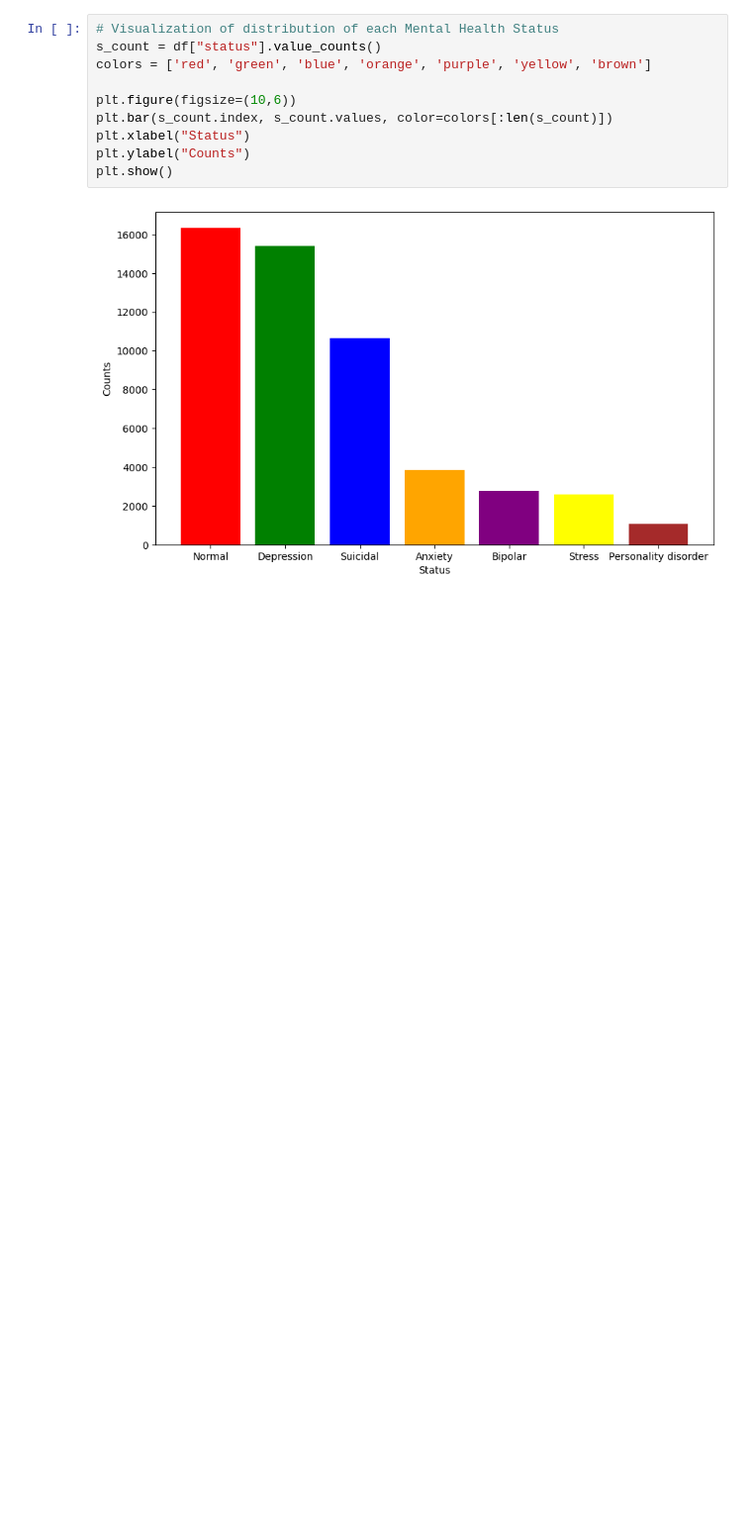
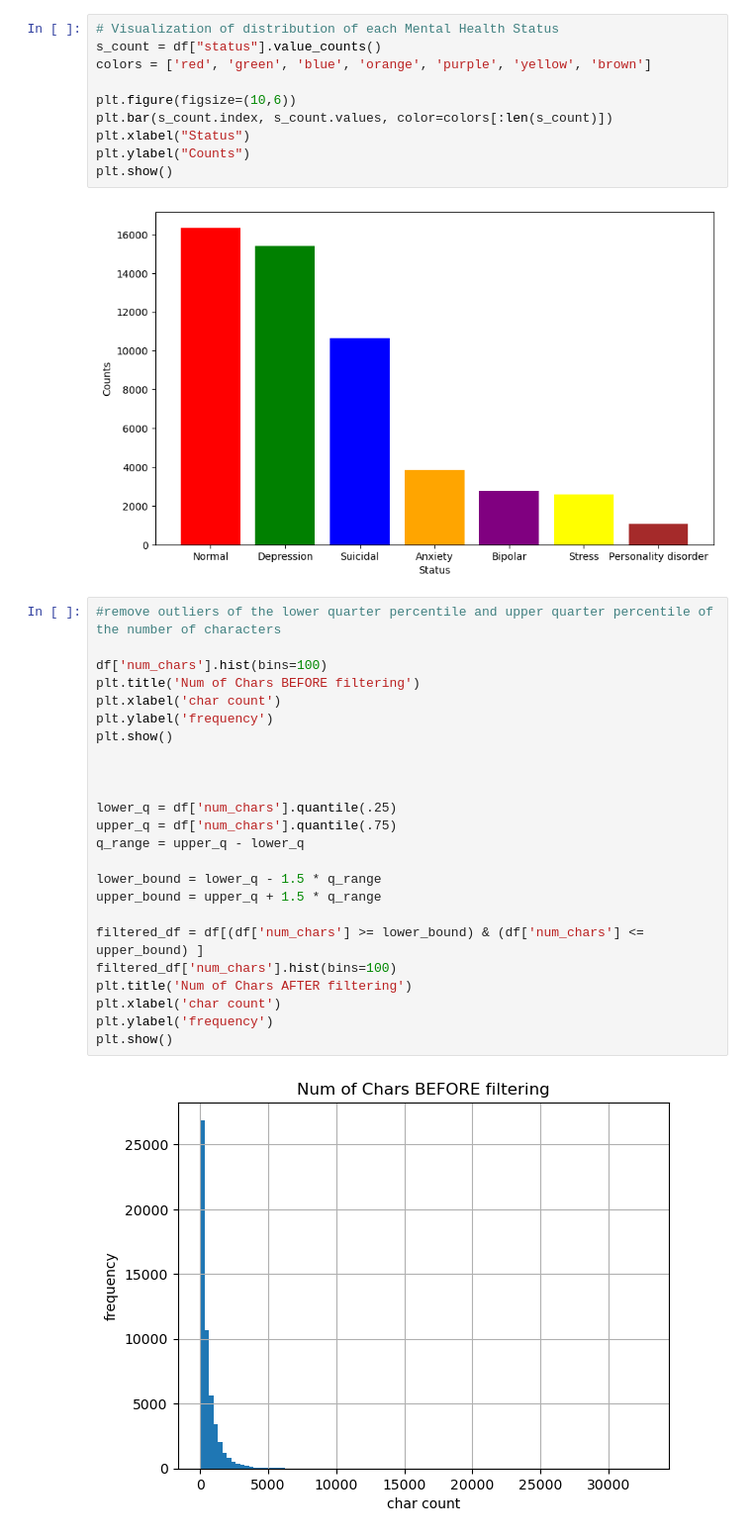
Before and after one commit to breanna-s/Mental-Health-Chatbot, a Jupyter notebook: EDA.ipynb, the cells around one changed output. Shown at 99% size. Saved outputs shown, nothing was run; the diff lists cells and outputs as text; blank space fills up the shorter version.

Commit message:
added some data filtering, and tokenization

```diff
--- a/EDA.ipynb
+++ b/EDA.ipynb
@@ -52,3 +105,29 @@ plt.ylabel("Counts")
 plt.show()
 # %% [output]
 [figure]
+# %%
+#remove outliers of the lower quarter percentile and upper quarter percentile of the number of characters
+
+df['num_chars'].hist(bins=100)
+plt.title('Num of Chars BEFORE filtering')
+plt.xlabel('char count')
+plt.ylabel('frequency')
+plt.show()
+
+
+
+lower_q = df['num_chars'].quantile(.25)
+upper_q = df['num_chars'].quantile(.75)
+q_range = upper_q - lower_q
+
+lower_bound = lower_q - 1.5 * q_range
+upper_bound = upper_q + 1.5 * q_range
+
+filtered_df = df[(df['num_chars'] >= lower_bound) & (df['num_chars'] <= upper_bound) ]
+filtered_df['num_chars'].hist(bins=100)
+plt.title('Num of Chars AFTER filtering')
+plt.xlabel('char count')
+plt.ylabel('frequency')
+plt.show()
+# %% [output]
+[figure, added]
```
Also changed, not shown: parts of 10 cells of this notebook.
